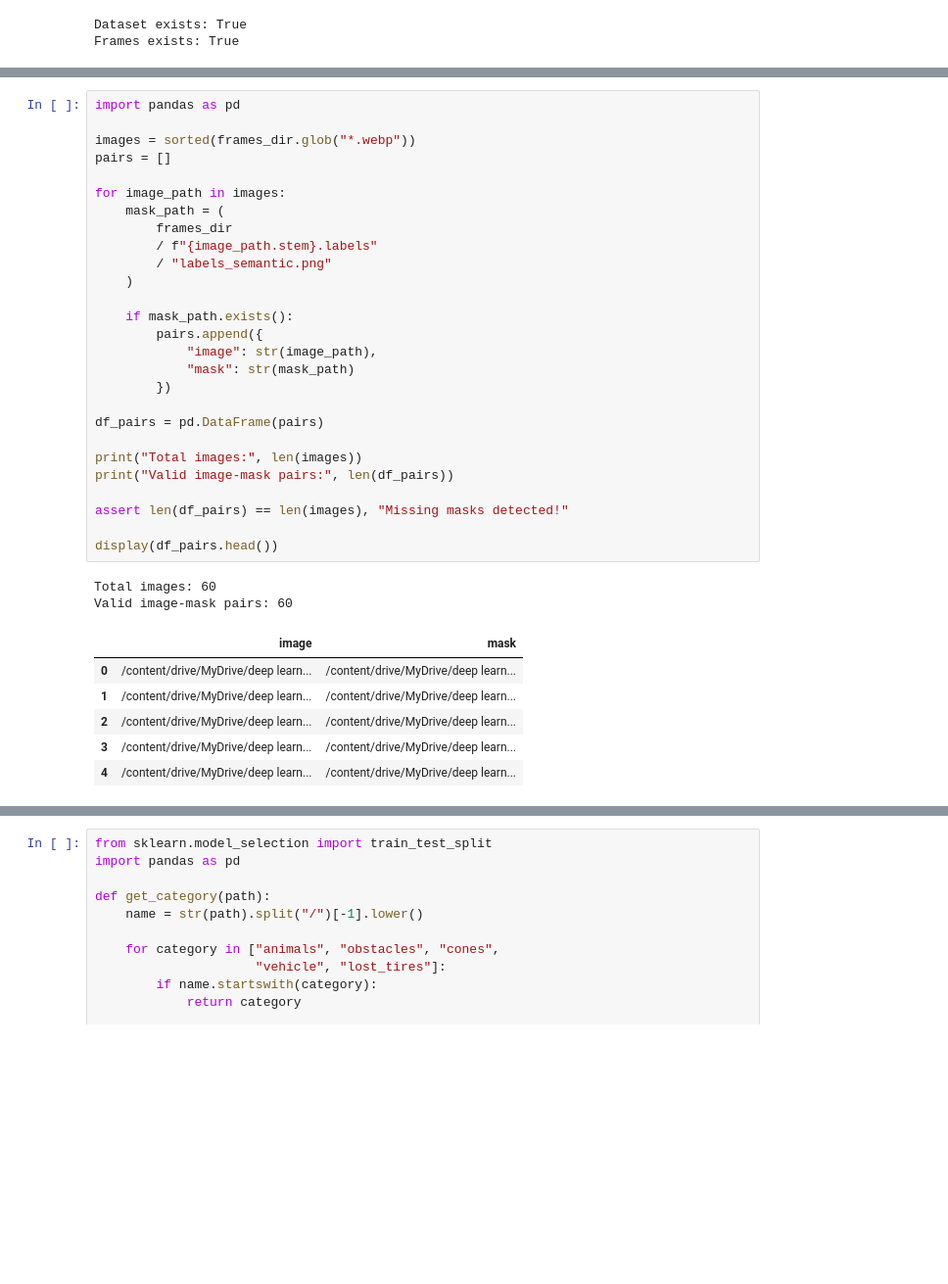
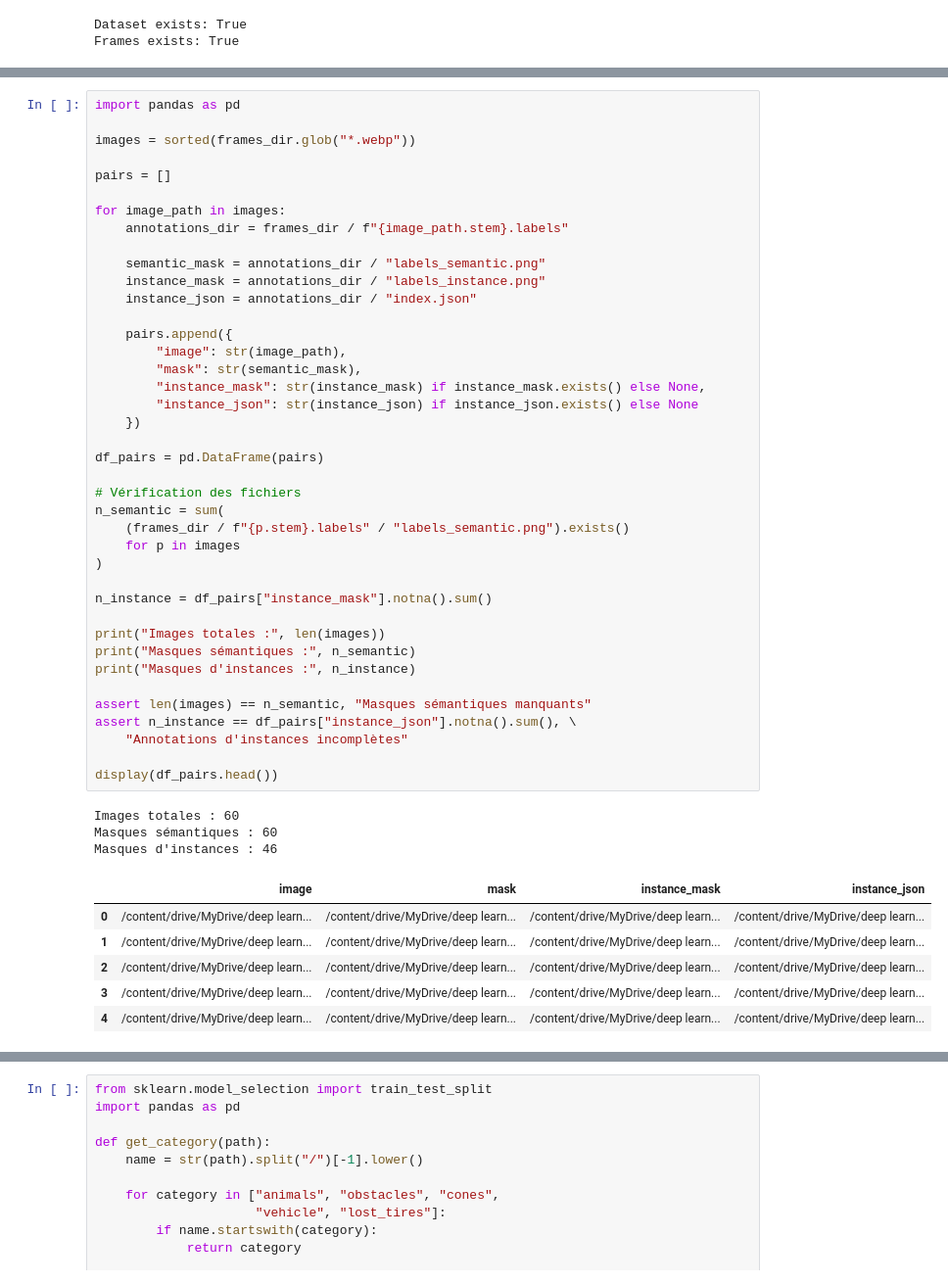
Before and after one commit to nour2344/RoadAnomaly-DeepLearning, a Jupyter notebook: notebooks/02_data_preparation.ipynb, the cells around one changed output, grey strips where cells are left out. Shown at 98% size. Cells and saved outputs as stored; diff of their text form; blank space fills up the shorter version.

Commit message:
merge semantic and instance data preparation

```diff
--- a/notebooks/02_data_preparation.ipynb
+++ b/notebooks/02_data_preparation.ipynb
@@ -35,39 +39,53 @@ Nous identifions les images et leurs masques de segmentation pour vérifier que
 # %%
 import pandas as pd
 
 images = sorted(frames_dir.glob("*.webp"))
+
 pairs = []
 
 for image_path in images:
-    mask_path = (
-        frames_dir
-        / f"{image_path.stem}.labels"
-        / "labels_semantic.png"
-    )
+    annotations_dir = frames_dir / f"{image_path.stem}.labels"
 
-    if mask_path.exists():
-        pairs.append({
-            "image": str(image_path),
-            "mask": str(mask_path)
-        })
+    semantic_mask = annotations_dir / "labels_semantic.png"
+    instance_mask = annotations_dir / "labels_instance.png"
+    instance_json = annotations_dir / "index.json"
+
+    pairs.append({
+        "image": str(image_path),
+        "mask": str(semantic_mask),
+        "instance_mask": str(instance_mask) if instance_mask.exists() else None,
+        "instance_json": str(instance_json) if instance_json.exists() else None
+    })
 
 df_pairs = pd.DataFrame(pairs)
 
-print("Total images:", len(images))
-print("Valid image-mask pairs:", len(df_pairs))
+# Vérification des fichiers
+n_semantic = sum(
+    (frames_dir / f"{p.stem}.labels" / "labels_semantic.png").exists()
+    for p in images
+)
 
-assert len(df_pairs) == len(images), "Missing masks detected!"
+n_instance = df_pairs["instance_mask"].notna().sum()
+
+print("Images totales :", len(images))
+print("Masques sémantiques :", n_semantic)
+print("Masques d'instances :", n_instance)
+
+assert len(images) == n_semantic, "Masques sémantiques manquants"
+assert n_instance == df_pairs["instance_json"].notna().sum(), \
+    "Annotations d'instances incomplètes"
 
 display(df_pairs.head())
 # %% [output]
-Total images: 60
-Valid image-mask pairs: 60
+Images totales : 60
+Masques sémantiques : 60
+Masques d'instances : 46
-|  | image | mask |
-| 0 | /content/drive/MyDrive/deep learn... | /content/drive/MyDrive/deep learn... |
-| 1 | /content/drive/MyDrive/deep learn... | /content/drive/MyDrive/deep learn... |
-| 2 | /content/drive/MyDrive/deep learn... | /content/drive/MyDrive/deep learn... |
-| 3 | /content/drive/MyDrive/deep learn... | /content/drive/MyDrive/deep learn... |
-| 4 | /content/drive/MyDrive/deep learn... | /content/drive/MyDrive/deep learn... |
+|  | image | mask | instance_mask | instance_json |
+| 0 | /content/drive/MyDrive/deep learn... | /content/drive/MyDrive/deep learn... | /content/drive/MyDrive/deep learn... | /content/drive/MyDrive/deep learn... |
+| 1 | /content/drive/MyDrive/deep learn... | /content/drive/MyDrive/deep learn... | /content/drive/MyDrive/deep learn... | /content/drive/MyDrive/deep learn... |
+| 2 | /content/drive/MyDrive/deep learn... | /content/drive/MyDrive/deep learn... | /content/drive/MyDrive/deep learn... | /content/drive/MyDrive/deep learn... |
+| 3 | /content/drive/MyDrive/deep learn... | /content/drive/MyDrive/deep learn... | /content/drive/MyDrive/deep learn... | /content/drive/MyDrive/deep learn... |
+| 4 | /content/drive/MyDrive/deep learn... | /content/drive/MyDrive/deep learn... | /content/drive/MyDrive/deep learn... | /content/drive/MyDrive/deep learn... |
 # %% [markdown]
 ## 3. Séparation des données : entraînement, validation et test
 
```
Also changed, not shown: parts of 19 cells of this notebook.
